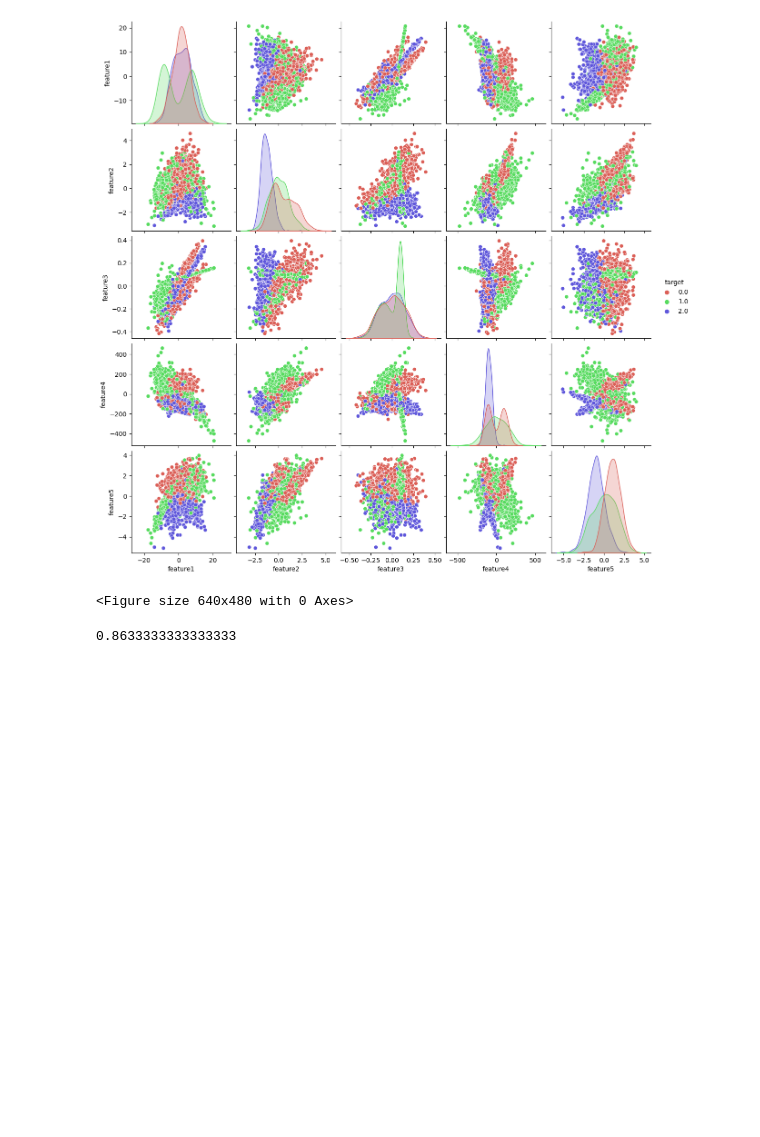
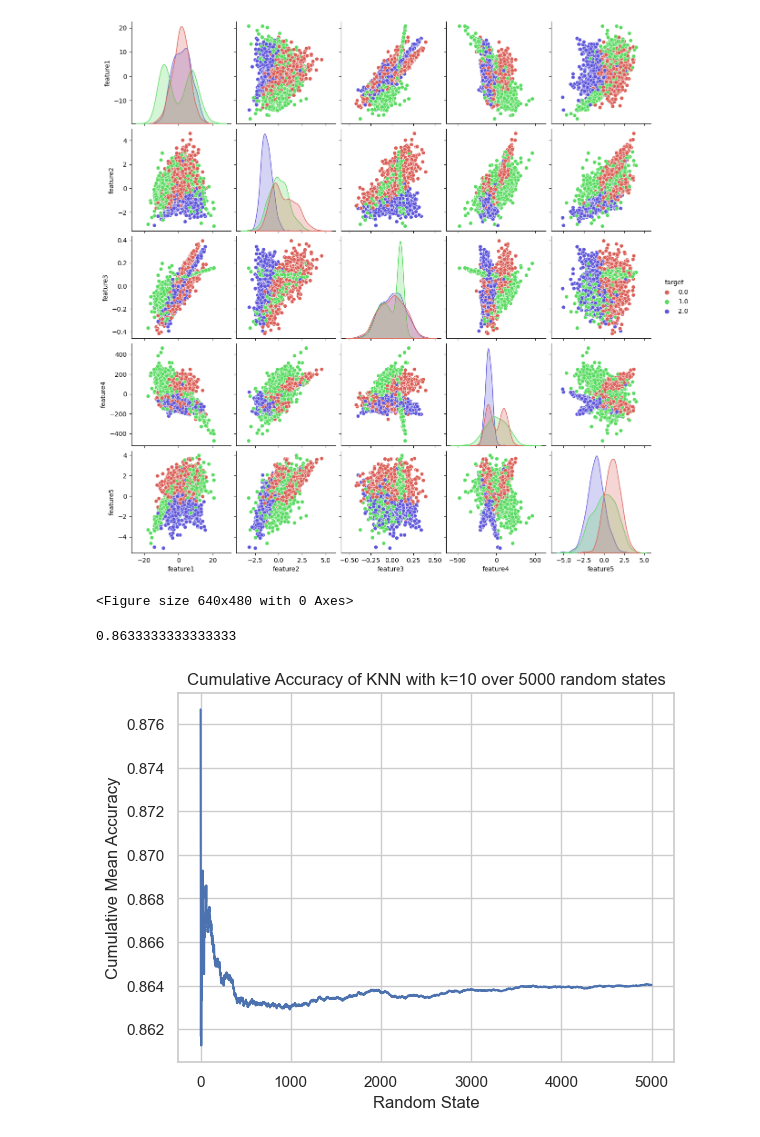
Before and after one commit to lukegge/MachineLearningCourse, a Jupyter notebook: assignment_1.ipynb, the cells around one changed output. Saved outputs shown, nothing was run; the diff lists cells and outputs as text; code cells hidden in the pictures; blank space fills up the shorter version.

```diff
--- a/assignment_1.ipynb
+++ b/assignment_1.ipynb
@@ -94,5 +94,5 @@ plt.clf()
 from sklearn.preprocessing import RobustScaler
 
 # scale the data
-scaler = RobustScaler()
-scaled_data = scaler.fit_transform(x)
+robust_scaler = RobustScaler()
+robust_scaled_data = robust_scaler.fit_transform(x)
@@ -104,7 +118,7 @@ random_state = 42
 test_size = 0.3
 
 # split the data into training and remainder set
-x_train, x_remainder, y_train, y_remainder = train_test_split(scaled_data, y, test_size=test_size, random_state=random_state, stratify=y)
+x_train, x_remainder, y_train, y_remainder = train_test_split(robust_scaled_data, y, test_size=test_size, random_state=random_state, stratify=y)
 
 # split the remaindar data into validation and test set
 x_val, x_test, y_val, y_test = train_test_split(x_remainder, y_remainder, test_size=0.5, random_state=random_state, stratify=y_remainder)
@@ -135,4 +149,47 @@ y_pred = knn.predict(x_val)
 accuracy_score(y_val, y_pred)
 # %% [output]
 0.8633333333333333
+# %%
+from sklearn.model_selection import cross_val_score
+
+# define k value
+k = 10
+
+# define random states
+random_states = range(1, 5001)
+
+# define accuracies
+accuracies = []
+
+# loop over random states
+for random_state in random_states:
+    # split the data into training and remainder set
+    x_train, x_remainder, y_train, y_remainder = train_test_split(robust_scaled_data, y, test_size=test_size, random_state=random_state, stratify=y)
+
+    # split the remainder data into validation and test set
+    x_val, x_test, y_val, y_test = train_test_split(x_remainder, y_remainder, test_size=0.5, random_state=random_state, stratify=y_remainder)
+
+    # define KNN classifier
+    knn = KNeighborsClassifier(n_neighbors=k)
+
+    # fit the model
+    knn.fit(x_train, y_train)
+
+    # predict the labels of the validation set
+    y_pred = knn.predict(x_val)
+
+    # compute the accuracy score
+    accuracies.append(accuracy_score(y_val, y_pred))
+
+# compute the cumulative average accuracies for each random state
+cumulative_mean_accuracies = np.cumsum(accuracies) / np.arange(1, len(random_states)+1)
+
+# plot the cumulative mean accuracies
+plt.plot(random_states, cumulative_mean_accuracies)
+plt.xlabel("Random State")
+plt.ylabel("Cumulative Mean Accuracy")
+plt.title("Cumulative Accuracy of KNN with k=10 over 5000 random states")
+plt.show()
+# %% [output]
+[figure, added]
 # %%
```
Also changed, not shown: parts of 8 cells of this notebook.
